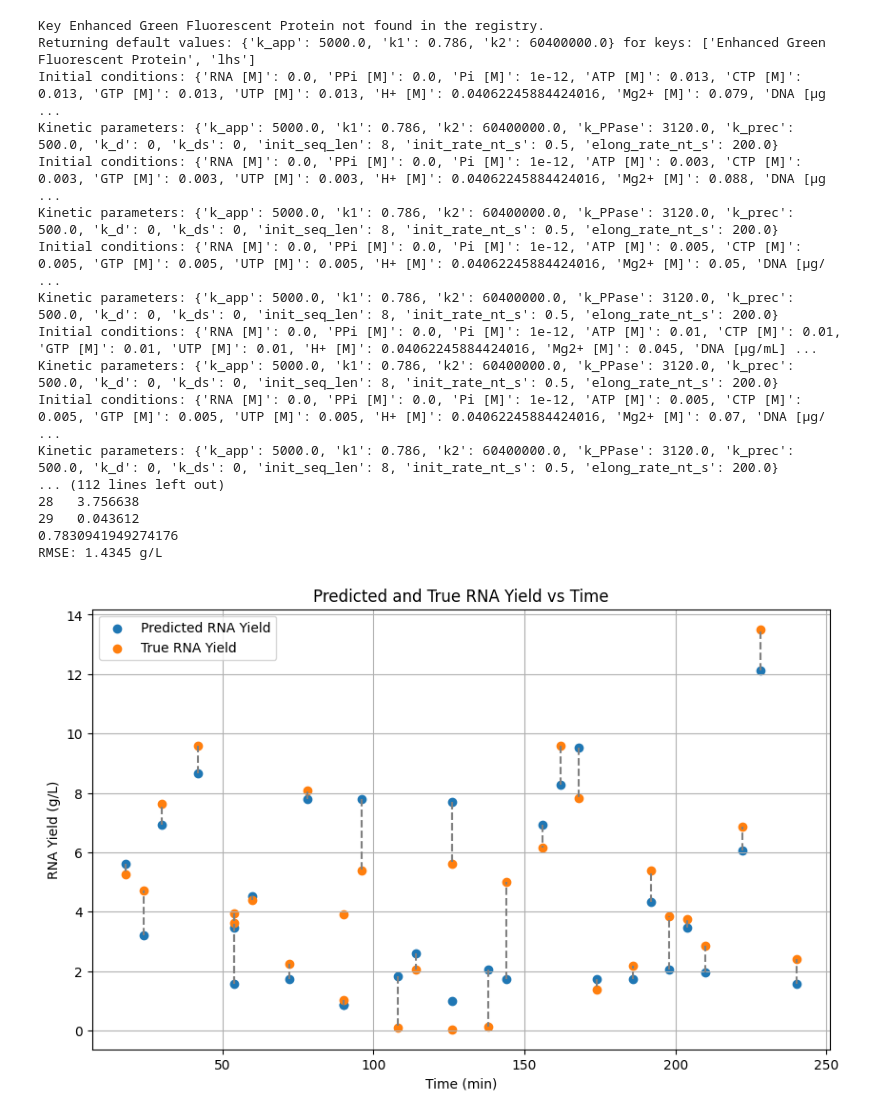
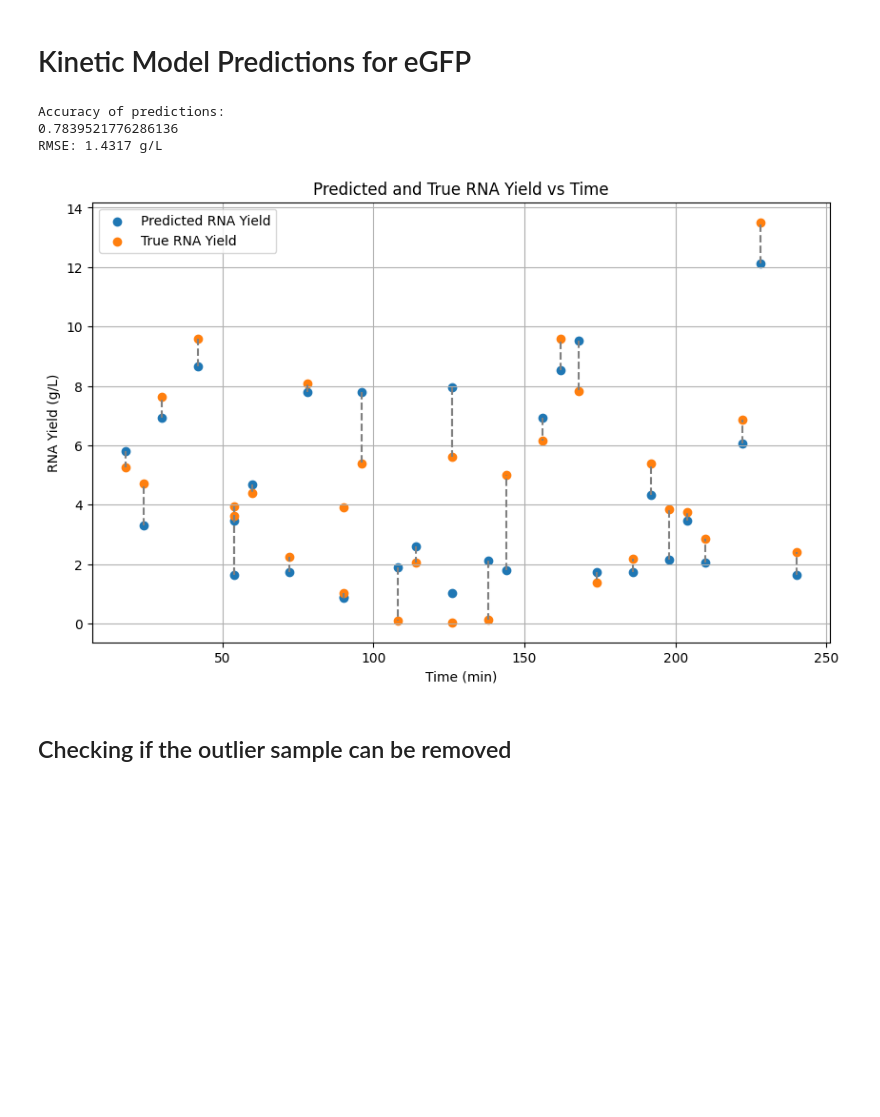
Before and after one commit to kesler20/phd_notebooks, a Jupyter notebook: 2025/07/assimulo_eGFP_predictions.ipynb, the cells around one changed output. Drawn from its saved outputs; the diff is of its cells as text; code cells hidden in the pictures; blank space fills up the shorter version.

```diff
--- a/2025/07/assimulo_eGFP_predictions.ipynb
+++ b/2025/07/assimulo_eGFP_predictions.ipynb
@@ -1,3 +1,5 @@
+# %% [markdown]
+# Kinetic Model Predictions for eGFP
 # %%
 import r3.schema as schema
 import r3.adapters as adapters
@@ -22,14 +24,10 @@ experimental_conditions, response = adapters.DataPipelineAdapter(
 model = ivt_model.AssimuloIVTModel(template=schema.DNATemplates.eGFP)
 predictions = model.predict_rna_yield(
     experimental_conditions=experimental_conditions,
-    verbose=True,
+    verbose=False,
 )
 
-print("Predictions")
-print(predictions)
-print("Actual Response")
-print(response)
-
+print("Accuracy of predictions:")
 print(
     r2_score(
         response[schema.IVTReactionSchema.RNA_g_L.value],
@@ -58,49 +56,37 @@ plt.scatter(
 )
 ax = plt.gca()
 for i in experimental_conditions[schema.IVTReactionSchema.TIME_min.value]:
     ax.vlines(
         i,
         predictions.loc[
             experimental_conditions[schema.IVTReactionSchema.TIME_min.value] == i,
             schema.IVTReactionSchema.RNA_g_L.value,
         ].values[0],
         response.loc[
             experimental_conditions[schema.IVTReactionSchema.TIME_min.value] == i,
             schema.IVTReactionSchema.RNA_g_L.value,
         ].values[0],
         color="gray",
         linestyle="--",
     )
 
 plt.scatter(
     experimental_conditions[schema.IVTReactionSchema.TIME_min.value],
     response[schema.IVTReactionSchema.RNA_g_L.value],
     marker="o",
     label="True RNA Yield",
 )
 plt.xlabel("Time (min)")
 plt.ylabel("RNA Yield (g/L)")
 plt.title("Predicted and True RNA Yield vs Time")
 plt.legend()
 plt.grid()
 plt.show()
 # %% [output]
-Key Enhanced Green Fluorescent Protein not found in the registry.
-Returning default values: {'k_app': 5000.0, 'k1': 0.786, 'k2': 60400000.0} for keys: ['Enhanced Green Fluorescent Protein', 'lhs']
-Initial conditions: {'RNA [M]': 0.0, 'PPi [M]': 0.0, 'Pi [M]': 1e-12, 'ATP [M]': 0.013, 'CTP [M]': 0.013, 'GTP [M]': 0.013, 'UTP [M]': 0.013, 'H+ [M]': 0.04062245884424016, 'Mg2+ [M]': 0.079, 'DNA [µg ...
-Kinetic parameters: {'k_app': 5000.0, 'k1': 0.786, 'k2': 60400000.0, 'k_PPase': 3120.0, 'k_prec': 500.0, 'k_d': 0, 'k_ds': 0, 'init_seq_len': 8, 'init_rate_nt_s': 0.5, 'elong_rate_nt_s': 200.0}
-Initial conditions: {'RNA [M]': 0.0, 'PPi [M]': 0.0, 'Pi [M]': 1e-12, 'ATP [M]': 0.003, 'CTP [M]': 0.003, 'GTP [M]': 0.003, 'UTP [M]': 0.003, 'H+ [M]': 0.04062245884424016, 'Mg2+ [M]': 0.088, 'DNA [µg ...
-Kinetic parameters: {'k_app': 5000.0, 'k1': 0.786, 'k2': 60400000.0, 'k_PPase': 3120.0, 'k_prec': 500.0, 'k_d': 0, 'k_ds': 0, 'init_seq_len': 8, 'init_rate_nt_s': 0.5, 'elong_rate_nt_s': 200.0}
-Initial conditions: {'RNA [M]': 0.0, 'PPi [M]': 0.0, 'Pi [M]': 1e-12, 'ATP [M]': 0.005, 'CTP [M]': 0.005, 'GTP [M]': 0.005, 'UTP [M]': 0.005, 'H+ [M]': 0.04062245884424016, 'Mg2+ [M]': 0.05, 'DNA [µg/ ...
-Kinetic parameters: {'k_app': 5000.0, 'k1': 0.786, 'k2': 60400000.0, 'k_PPase': 3120.0, 'k_prec': 500.0, 'k_d': 0, 'k_ds': 0, 'init_seq_len': 8, 'init_rate_nt_s': 0.5, 'elong_rate_nt_s': 200.0}
-Initial conditions: {'RNA [M]': 0.0, 'PPi [M]': 0.0, 'Pi [M]': 1e-12, 'ATP [M]': 0.01, 'CTP [M]': 0.01, 'GTP [M]': 0.01, 'UTP [M]': 0.01, 'H+ [M]': 0.04062245884424016, 'Mg2+ [M]': 0.045, 'DNA [µg/mL] ...
-Kinetic parameters: {'k_app': 5000.0, 'k1': 0.786, 'k2': 60400000.0, 'k_PPase': 3120.0, 'k_prec': 500.0, 'k_d': 0, 'k_ds': 0, 'init_seq_len': 8, 'init_rate_nt_s': 0.5, 'elong_rate_nt_s': 200.0}
-Initial conditions: {'RNA [M]': 0.0, 'PPi [M]': 0.0, 'Pi [M]': 1e-12, 'ATP [M]': 0.005, 'CTP [M]': 0.005, 'GTP [M]': 0.005, 'UTP [M]': 0.005, 'H+ [M]': 0.04062245884424016, 'Mg2+ [M]': 0.07, 'DNA [µg/ ...
-Kinetic parameters: {'k_app': 5000.0, 'k1': 0.786, 'k2': 60400000.0, 'k_PPase': 3120.0, 'k_prec': 500.0, 'k_d': 0, 'k_ds': 0, 'init_seq_len': 8, 'init_rate_nt_s': 0.5, 'elong_rate_nt_s': 200.0}
-... (112 lines left out)
-28   3.756638
-29   0.043612
-0.7830941949274176
-RMSE: 1.4345 g/L
+Accuracy of predictions:
+0.7839521776286136
+RMSE: 1.4317 g/L
-[figure, old version]
+[figure, new version]
+# %% [markdown]
+## Checking if the outlier sample can be removed
 # %%
```
Also changed, not shown: parts of 9 cells of this notebook.
